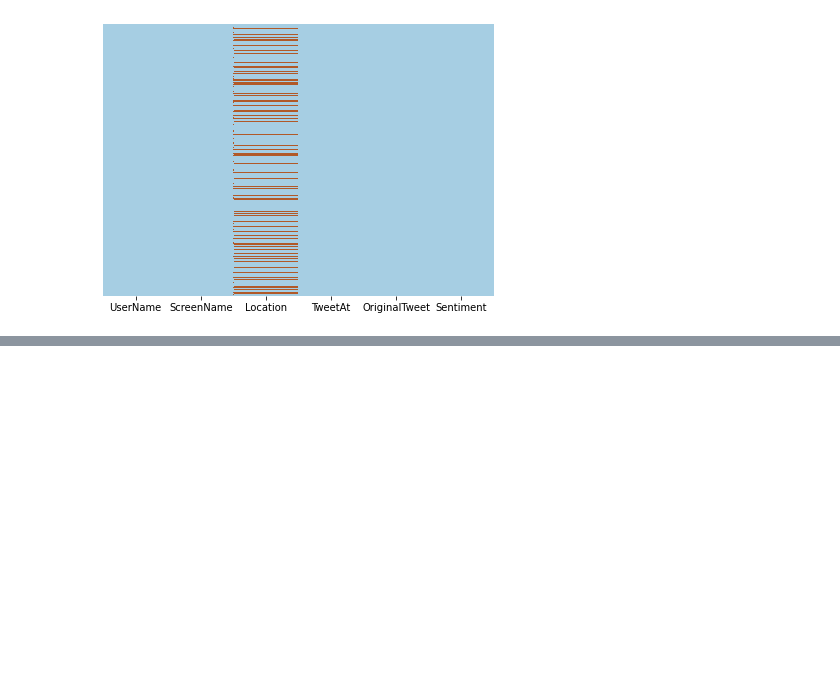
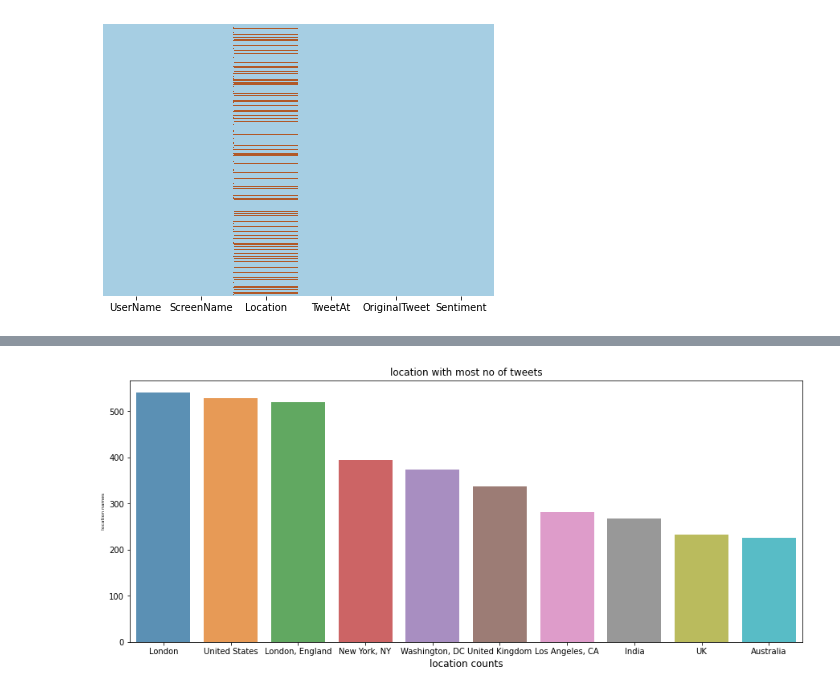
Before and after one commit to adilimam12/Classification-capstone-project-3, a Jupyter notebook: Coronavirus_tweet_sentiment_analysis.ipynb, the cells around one changed output, grey strips where cells are left out. Saved outputs shown, nothing was run; the diff lists cells and outputs as text; code cells hidden in the pictures; blank space fills up the shorter version.

```diff
--- a/Coronavirus_tweet_sentiment_analysis.ipynb
+++ b/Coronavirus_tweet_sentiment_analysis.ipynb
@@ -192,0 +214,4 @@ sns.heatmap(covid_data.isnull(), cbar=False,yticklabels=False,cmap='Paired')
+# %%
+#count of the location
+top_location=covid_data['Location'].value_counts().head(10)
+top_location
@@ -192,0 +230,10 @@ sns.heatmap(covid_data.isnull(), cbar=False,yticklabels=False,cmap='Paired')
+# %%
+#plotting count of the location
+plt.figure(figsize=(15,6))
+sns.barplot(top_location.index, top_location.values, alpha=0.8)
+plt.title('location with most no of tweets')
+plt.ylabel('location names', fontsize=6)
+plt.xlabel('location counts', fontsize=12)
+plt.show()
+# %% [output]
+[figure, added]
```
Also changed, not shown: parts of 13 cells of this notebook.
